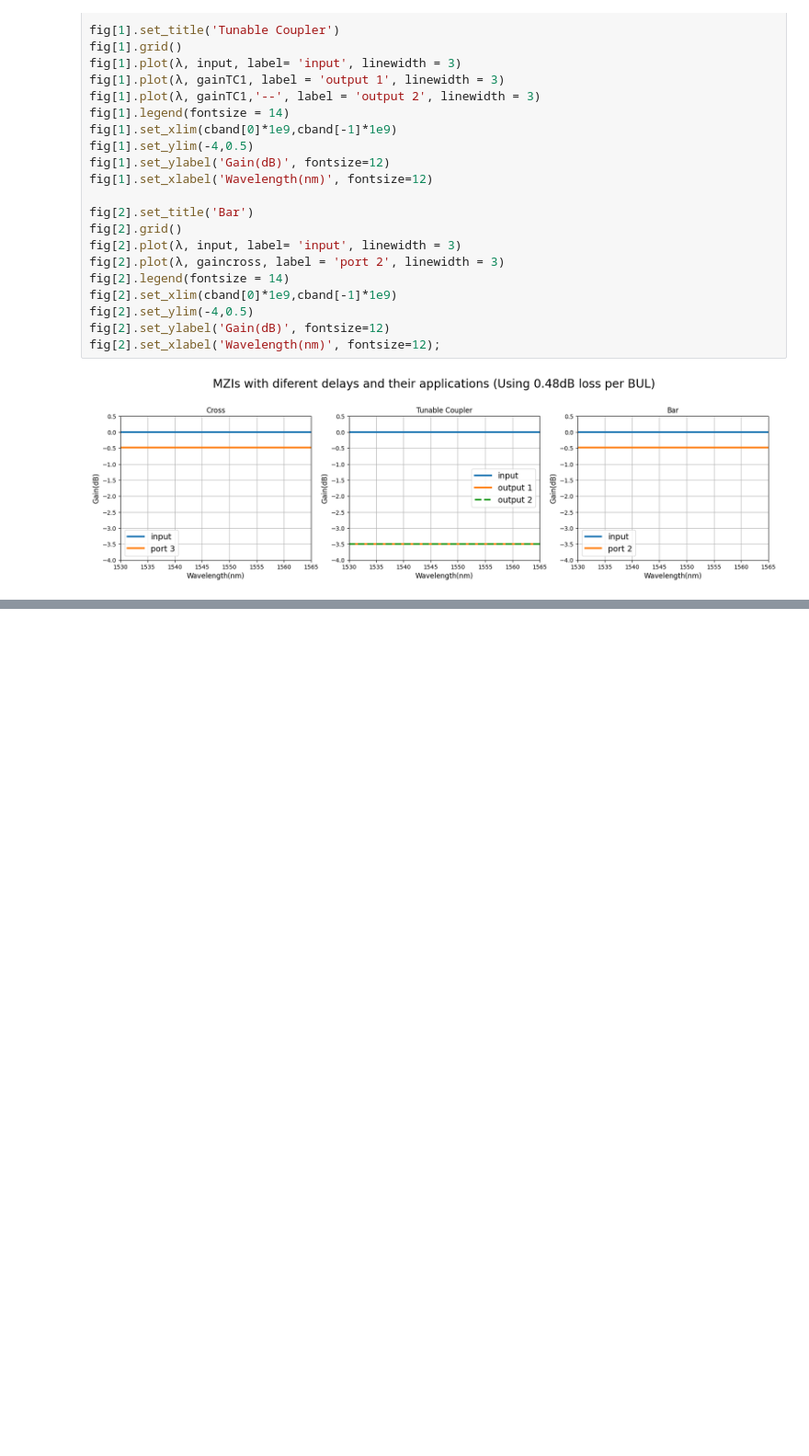
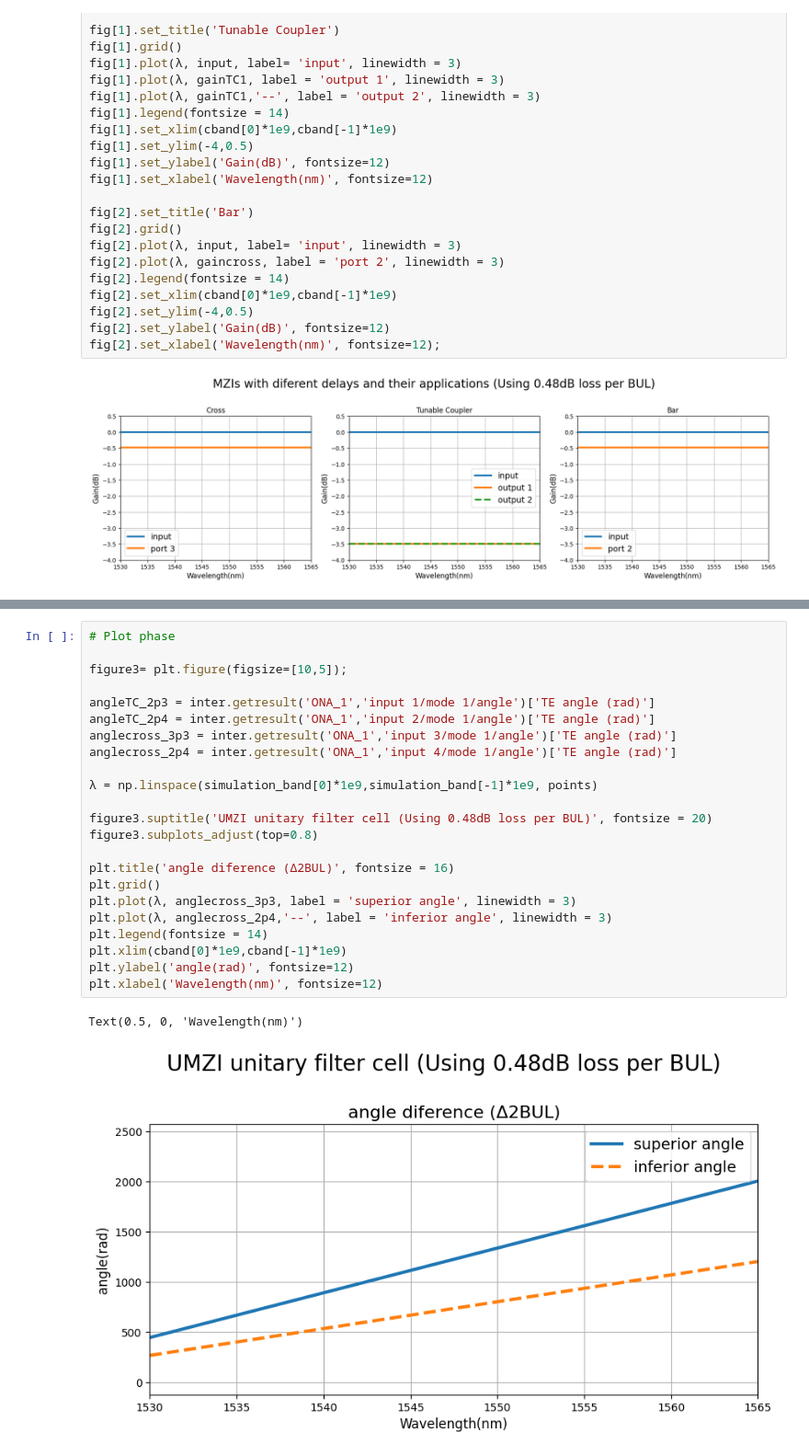
Before and after one commit to CaioRodrigues200/Programmable-Multifunctional-Circuit, a Jupyter notebook: Simulations/INTERCONNECT_Leo.ipynb, the cells around one changed output, grey strips where cells are left out. Shown at 92% size. Cells and saved outputs as stored; diff of their text form; blank space fills up the shorter version.

```diff
--- a/Simulations/INTERCONNECT_Leo.ipynb
+++ b/Simulations/INTERCONNECT_Leo.ipynb
@@ -173,0 +290,26 @@ fig[2].set_xlabel('Wavelength(nm)', fontsize=12);
+# %%
+# Plot phase
+
+figure3= plt.figure(figsize=[10,5]);
+
+angleTC_2p3 = inter.getresult('ONA_1','input 1/mode 1/angle')['TE angle (rad)']
+angleTC_2p4 = inter.getresult('ONA_1','input 2/mode 1/angle')['TE angle (rad)']
+anglecross_3p3 = inter.getresult('ONA_1','input 3/mode 1/angle')['TE angle (rad)']
+anglecross_2p4 = inter.getresult('ONA_1','input 4/mode 1/angle')['TE angle (rad)']
+
+λ = np.linspace(simulation_band[0]*1e9,simulation_band[-1]*1e9, points)
+
+figure3.suptitle('UMZI unitary filter cell (Using 0.48dB loss per BUL)', fontsize = 20)
+figure3.subplots_adjust(top=0.8)
+
+plt.title('angle diference (Δ2BUL)', fontsize = 16)
+plt.grid()
+plt.plot(λ, anglecross_3p3, label = 'superior angle', linewidth = 3)
+plt.plot(λ, anglecross_2p4,'--', label = 'inferior angle', linewidth = 3)
+plt.legend(fontsize = 14)
+plt.xlim(cband[0]*1e9,cband[-1]*1e9)
+plt.ylabel('angle(rad)', fontsize=12)
+plt.xlabel('Wavelength(nm)', fontsize=12)
+# %% [output]
+Text(0.5, 0, 'Wavelength(nm)')
+[figure, added]
```
Also changed, not shown: parts of 14 cells of this notebook, 6 other files.
